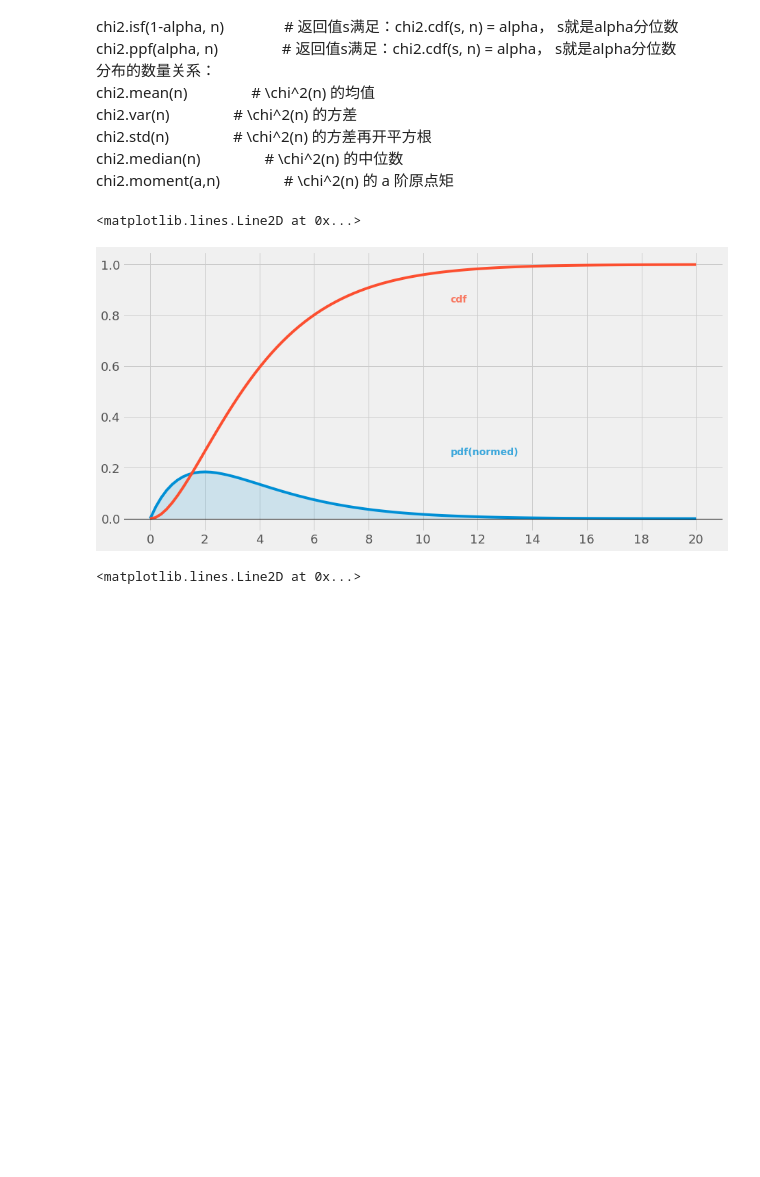
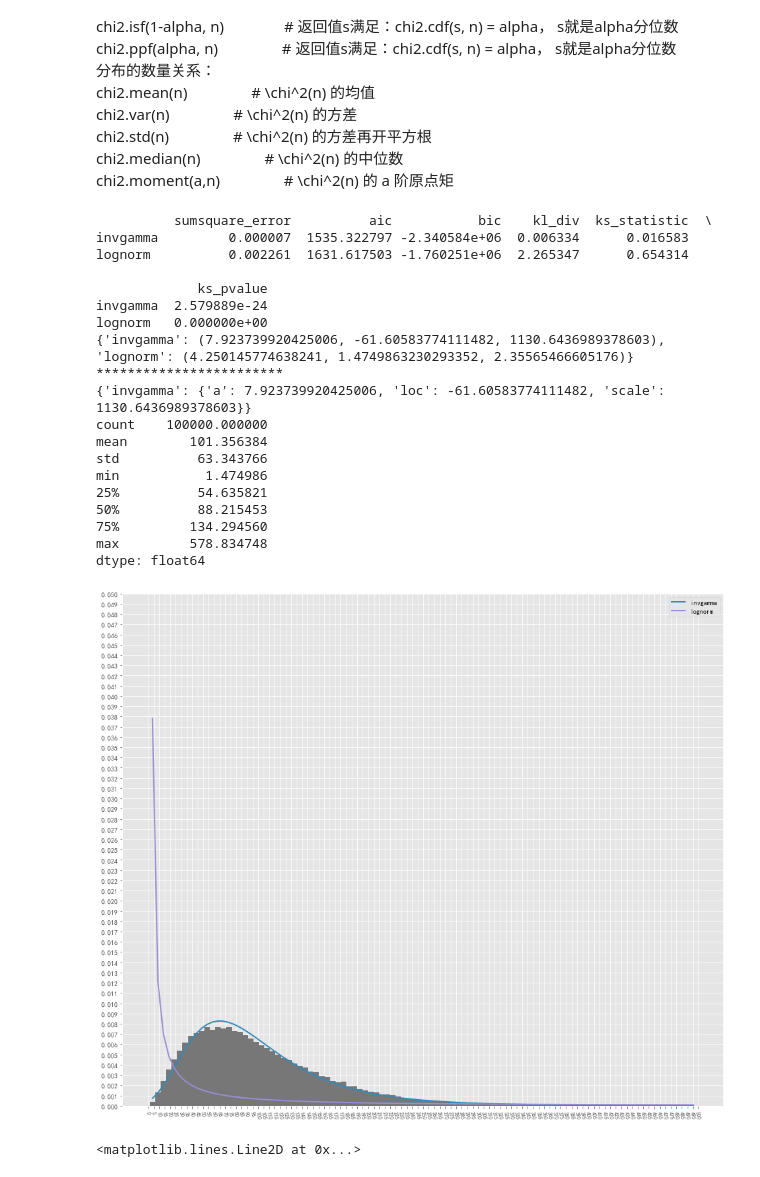
Before and after one commit to liing1221/notebook, a Jupyter notebook: mycode/scipy_stats.ipynb, the cells around one changed output. Saved outputs shown, nothing was run; the diff lists cells and outputs as text; code cells hidden in the pictures; blank space fills up the shorter version.

```diff
--- a/mycode/scipy_stats.ipynb
+++ b/mycode/scipy_stats.ipynb
@@ -369,26 +373,69 @@ chi2.moment(a,n) 　　　　# \chi^2(n) 的 a 阶原点矩
 # %%
 #卡方分布——画图
 from scipy.stats import chi2
 from matplotlib import style
 
-#PDF  概率密度函数
-plt.plot(np.linspace(0,20,100),chi2.pdf(np.linspace(0,20,100),df=4))#绘制0到20的卡方分布曲线,给定自由度为4
-plt.fill_between(np.linspace(0,20,100),chi2.pdf(np.linspace(0,20,100),df=4),alpha=0.15) #填充曲线
+s, loc, scale = 5, 0.6, 20
 
-#CDF 累积概率密度函数
-plt.plot(np.linspace(0,20,100),chi2.cdf(np.linspace(0,20,100),df=4)) #绘制累积概率密度函数
 
-#LEGEND 图例
-plt.text(x=11,y=0.25,s="pdf(normed)",alpha=0.75,weight="bold",color="#008fd5")
-plt.text(x=11,y=0.85,s="cdf",alpha=0.75,weight="bold",color="#fc4f30")
+datas = chi2.rvs(s, loc=loc, scale=scale, size=100000)
 
-#Ticks 坐标轴
-plt.xticks(np.arange(0,21,2))
-plt.tick_params(axis="both",which="major",labelsize=18)
-plt.axhline(y=0,color="black",linewidth=1.3,alpha=.7)
+# datas = list()
+# for i in range(100000):
+#     datas.append(lognorm.rvs(s, loc=loc, scale=scale, size=100000)[0])
+# datas = [100 - i for i in datas if 100 - i > 0]
+
+# f = Fitter(datas, xmin=-2, xmax=51, distributions=['lognorm', ], bins=50)
+f = Fitter(datas, xmin=-2, xmax=501, distributions=['lognorm','invgamma' ], bins=100)
+f.fit()
+# f = Fitter(datas, xmin=-2, xmax=1200, distributions=['betaprime','burr12','dweibull','chi2','foldcauchy','logistic'], bins=100)
+
+print(f.summary())
+print(f.fitted_param)
+# print(f.fitted_pdf)
+print("*" * 24)
+print(f.get_best())
+f.hist()
+
+# plt.ylim(0, 0.2)
+# plt.xticks([int(_x) for _x in range(0,51, 1)], rotation=280, size=8)
+# plt.yticks([_y/100 for _y in range(0, 21, 1)], size=10)
+
+
+plt.ylim(0, 0.05)
+plt.xticks([int(_x) for _x in range(0,501, 5)], rotation=280, size=8)
+plt.yticks([_y/1000 for _y in range(0, 51, 1)], size=10)
+
+# print(list(range(0, 10)))
+# print([_y//100 for _y in range(0, 10)])
+plt.rcParams['font.sans-serif'] = ['SimHei']
+plt.rcParams['axes.unicode_minus'] = False   # 正常显示负号
+# print(datas)
+print(pd.Series(datas).describe())
+
+
+plt.show()
 # %% [output]
-<matplotlib.lines.Line2D at 0x...>
+          sumsquare_error          aic           bic    kl_div  ks_statistic  \
+invgamma         0.000007  1535.322797 -2.340584e+06  0.006334      0.016583
+lognorm          0.002261  1631.617503 -1.760251e+06  2.265347      0.654314
+
+             ks_pvalue
+invgamma  2.579889e-24
+lognorm   0.000000e+00
+{'invgamma': (7.923739920425006, -61.60583774111482, 1130.6436989378603), 'lognorm': (4.250145774638241, 1.4749863230293352, 2.35565466605176)}
+************************
+{'invgamma': {'a': 7.923739920425006, 'loc': -61.60583774111482, 'scale': 1130.6436989378603}}
+count    100000.000000
+mean        101.356384
+std          63.343766
+min           1.474986
+25%          54.635821
+50%          88.215453
+75%         134.294560
+max         578.834748
+dtype: float64
-[figure, old version]
+[figure, new version]
 # %%
 #探究自由度K大小对结果的影响：
 #PDF    K=1
```
Also changed, not shown: parts of 8 cells of this notebook, 20 other files.
